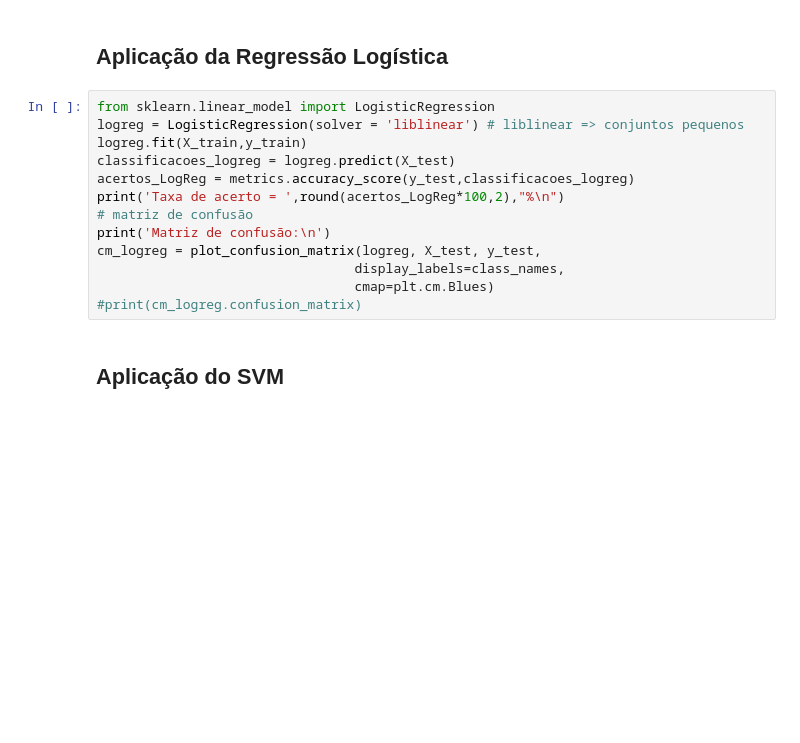
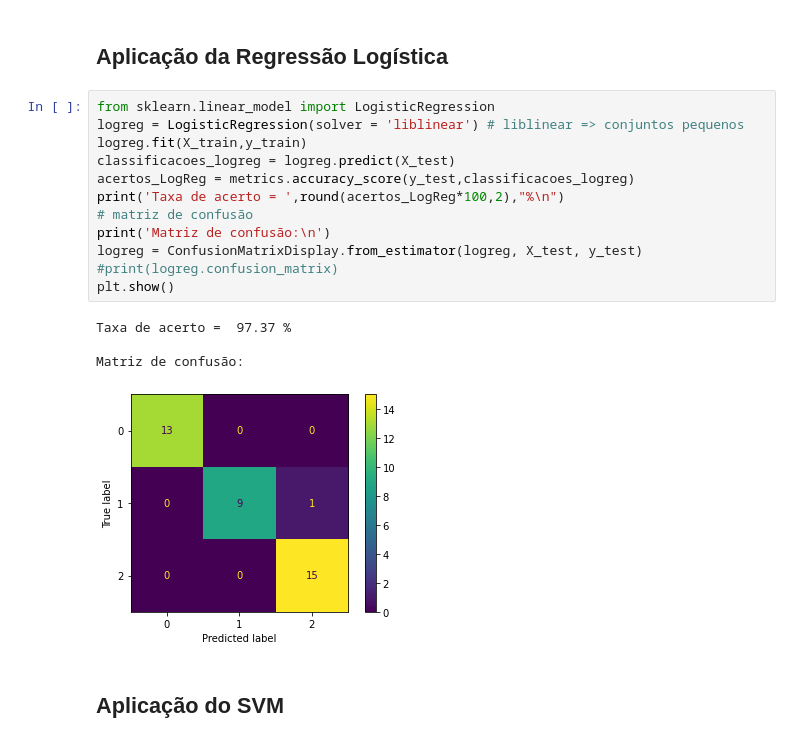
Before and after one commit to malegopc/DSBD, a Jupyter notebook: Notebooks/Iris_dataset_KNN_x_Reg_Log_x_SVM_x_MLP_v1.ipynb, the cells around one changed output. Saved outputs shown, nothing was run; the diff lists cells and outputs as text; blank space fills up the shorter version.

```diff
--- a/Notebooks/Iris_dataset_KNN_x_Reg_Log_x_SVM_x_MLP_v1.ipynb
+++ b/Notebooks/Iris_dataset_KNN_x_Reg_Log_x_SVM_x_MLP_v1.ipynb
@@ -117,16 +123,20 @@ cm_knn = plot_confusion_matrix(knn, X_test, y_test,
 # %%
 from sklearn.linear_model import LogisticRegression
 logreg = LogisticRegression(solver = 'liblinear') # liblinear => conjuntos pequenos
 logreg.fit(X_train,y_train)
 classificacoes_logreg = logreg.predict(X_test)
 acertos_LogReg = metrics.accuracy_score(y_test,classificacoes_logreg)
 print('Taxa de acerto = ',round(acertos_LogReg*100,2),"%\n")
 # matriz de confusão
 print('Matriz de confusão:\n')
-cm_logreg = plot_confusion_matrix(logreg, X_test, y_test,
-                                 display_labels=class_names,
-                                 cmap=plt.cm.Blues)
-#print(cm_logreg.confusion_matrix)
+logreg = ConfusionMatrixDisplay.from_estimator(logreg, X_test, y_test)
+#print(logreg.confusion_matrix)
+plt.show()
+# %% [output]
+Taxa de acerto =  97.37 %
+
+Matriz de confusão:
+[figure, added]
 # %% [markdown]
 ## Aplicação do SVM
 # %%
```
Also changed, not shown: parts of 5 cells of this notebook, 2 other files.
